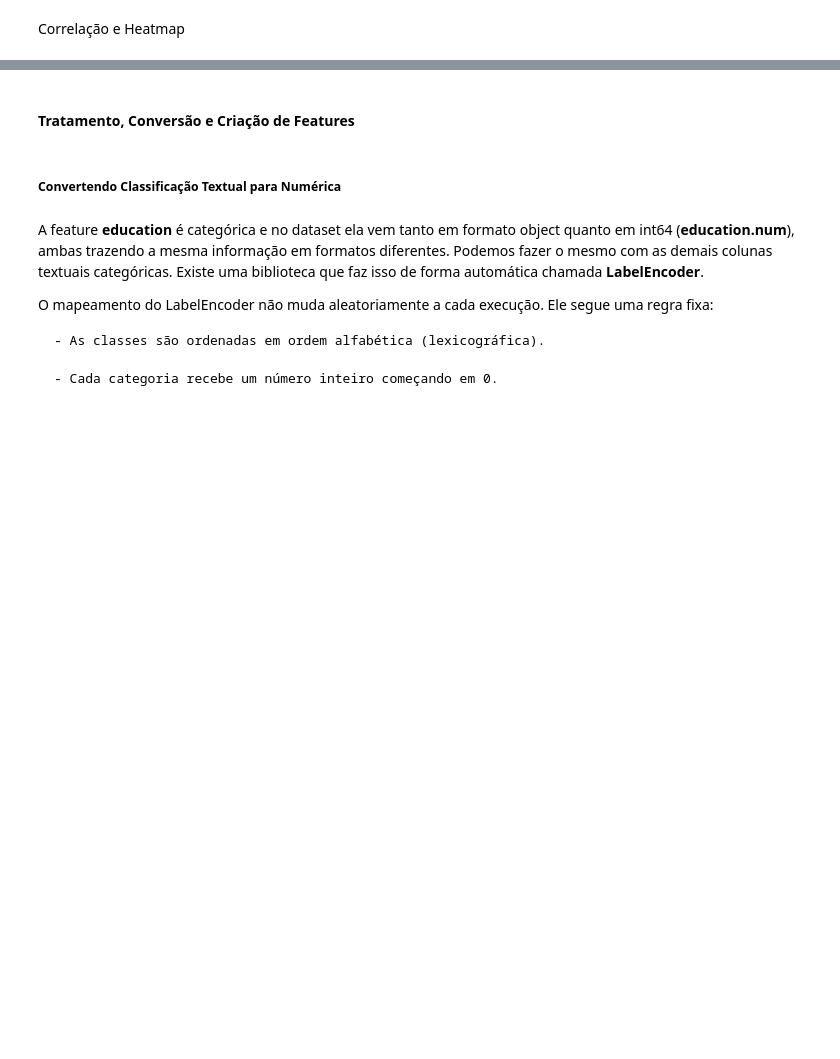
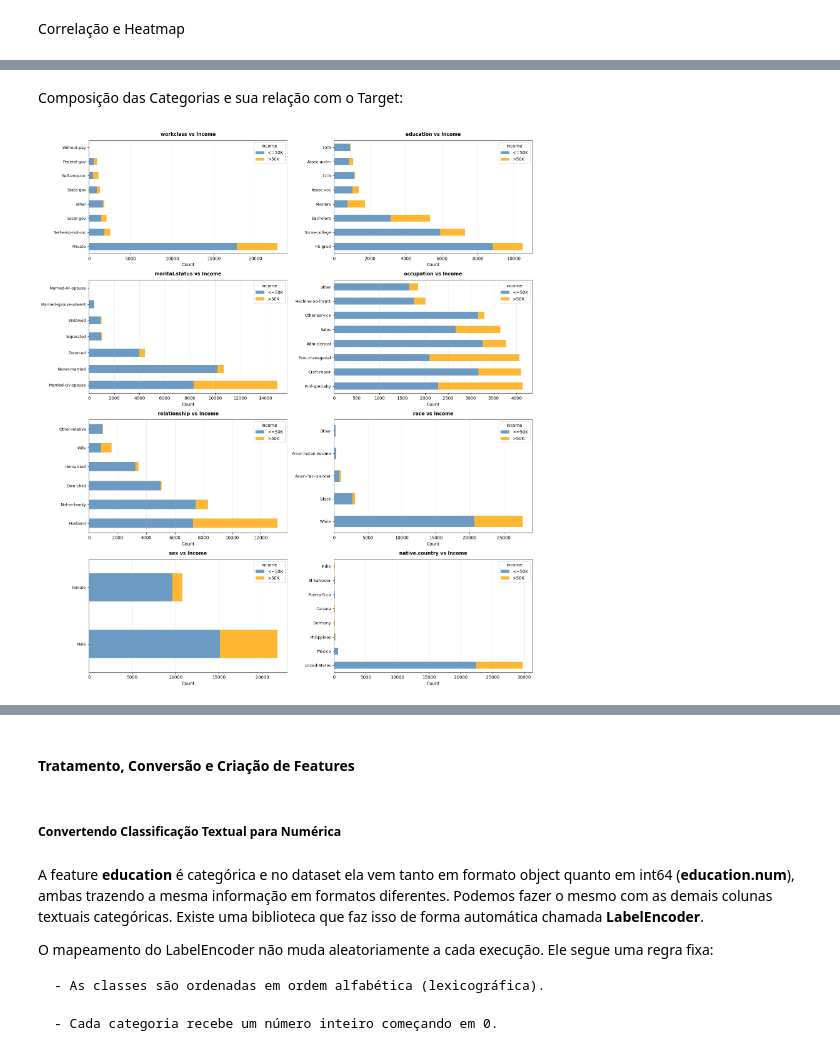
Before and after one commit to lincolngmc/caixaVersoGrupo5Modulo2, a Jupyter notebook: analise_adult_income.ipynb, the cells around one changed output, grey strips where cells are left out. Cells and saved outputs as stored; diff of their text form; code cells hidden in the pictures; blank space fills up the shorter version.

```diff
--- a/analise_adult_income.ipynb
+++ b/analise_adult_income.ipynb
@@ -327,0 +379,31 @@ plt.show()
+# %% [markdown]
+Composição das Categorias e sua relação com o Target:
+# %%
+# Lista de colunas categóricas
+colunas_categoricas = ['workclass', 'education', 'marital.status', 'occupation',
+            'relationship', 'race', 'sex', 'native.country']
+
+fig, axes = plt.subplots(4, 2, figsize=(16, 18))  # Ajuste tamanho
+
+for ax, col in zip(axes.flat, colunas_categoricas):
+    if col in df.columns:
+        # Agrupar por categoria e income
+        counts = df.groupby([col, 'income']).size().unstack(fill_value=0)
+
+        # Selecionar top 8 categorias mais frequentes
+        top_categories = df[col].value_counts().head(8).index
+        counts = counts.loc[top_categories]
+
+        # Plotar barras empilhadas (stacked)
+        counts.plot(kind='barh', stacked=True, ax=ax,
+                    color=['steelblue', 'orange'], alpha=0.8)
+
+        ax.set_title(f'{col} vs Income', fontsize=11, fontweight='bold', pad=10)
+        ax.set_xlabel('Count', fontsize=10)
+        ax.tick_params(axis='y', labelsize=9)
+        ax.grid(axis='x', alpha=0.3)
+
+plt.tight_layout()
+plt.show()
+# %% [output]
+[figure, added]
```
Also changed, not shown: parts of 11 cells of this notebook.
